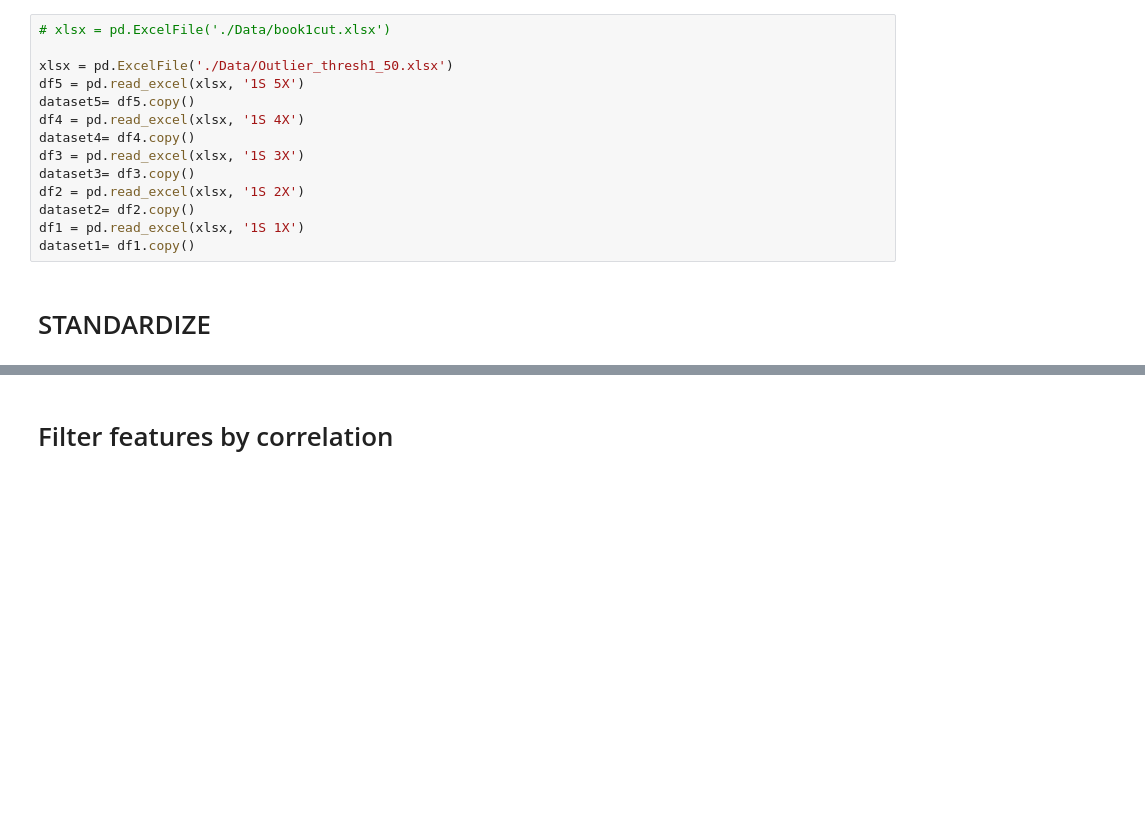
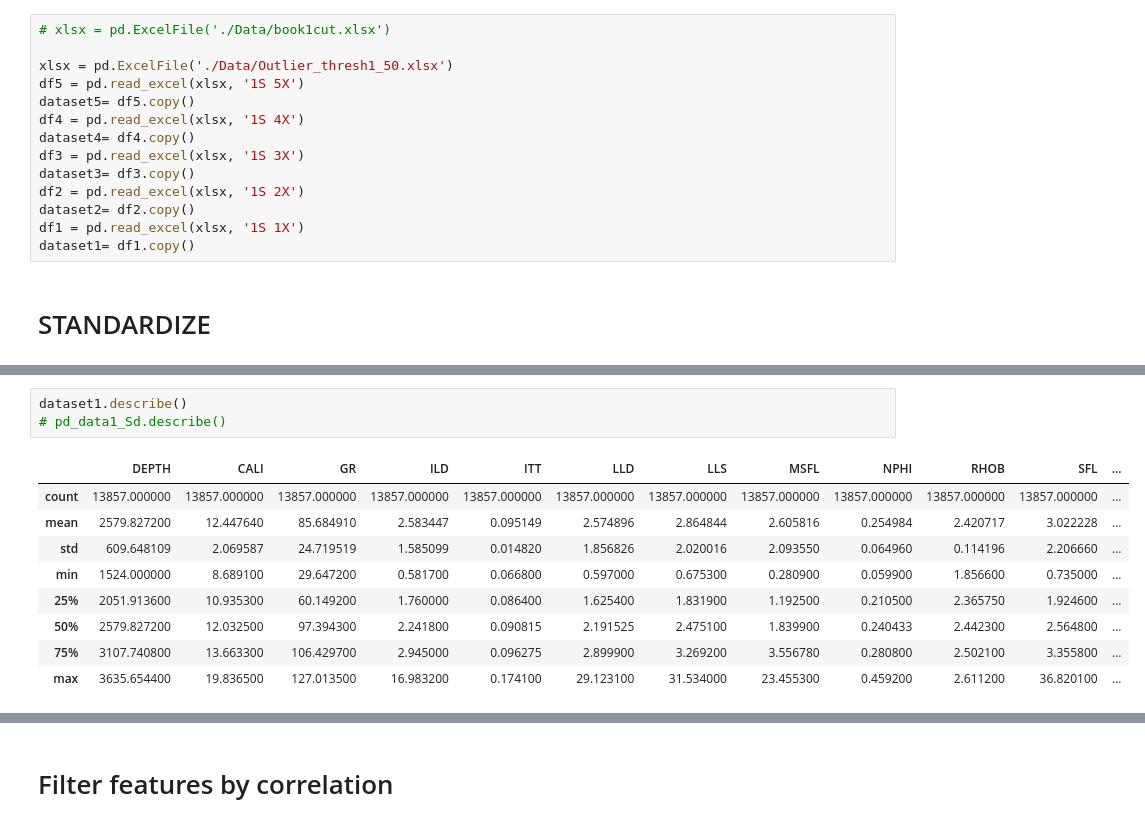
Before and after one commit to dernestbank/Lithology-Log-prediction-, a Jupyter notebook: FEAT SELECT.ipynb, the cells around one changed output, grey strips where cells are left out. Cells and saved outputs as stored; diff of their text form; blank space fills up the shorter version.

```diff
--- a/FEAT SELECT.ipynb
+++ b/FEAT SELECT.ipynb
@@ -47,0 +48,13 @@ pd_data1_Sd
+# %%
+dataset1.describe()
+# pd_data1_Sd.describe()
+# %% [output]
+|  | DEPTH | CALI | GR | ILD | ITT | LLD | LLS | MSFL | NPHI | RHOB | SFL | ... |
+| count | 13857.000000 | 13857.000000 | 13857.000000 | 13857.000000 | 13857.000000 | 13857.000000 | 13857.000000 | 13857.000000 | 13857.000000 | 13857.000000 | 13857.000000 | ... |
+| mean | 2579.827200 | 12.447640 | 85.684910 | 2.583447 | 0.095149 | 2.574896 | 2.864844 | 2.605816 | 0.254984 | 2.420717 | 3.022228 | ... |
+| std | 609.648109 | 2.069587 | 24.719519 | 1.585099 | 0.014820 | 1.856826 | 2.020016 | 2.093550 | 0.064960 | 0.114196 | 2.206660 | ... |
+| min | 1524.000000 | 8.689100 | 29.647200 | 0.581700 | 0.066800 | 0.597000 | 0.675300 | 0.280900 | 0.059900 | 1.856600 | 0.735000 | ... |
+| 25% | 2051.913600 | 10.935300 | 60.149200 | 1.760000 | 0.086400 | 1.625400 | 1.831900 | 1.192500 | 0.210500 | 2.365750 | 1.924600 | ... |
+| 50% | 2579.827200 | 12.032500 | 97.394300 | 2.241800 | 0.090815 | 2.191525 | 2.475100 | 1.839900 | 0.240433 | 2.442300 | 2.564800 | ... |
+| 75% | 3107.740800 | 13.663300 | 106.429700 | 2.945000 | 0.096275 | 2.899900 | 3.269200 | 3.556780 | 0.280800 | 2.502100 | 3.355800 | ... |
+| max | 3635.654400 | 19.836500 | 127.013500 | 16.983200 | 0.174100 | 29.123100 | 31.534000 | 23.455300 | 0.459200 | 2.611200 | 36.820100 | ... |
```
Also changed, not shown: parts of 4 cells of this notebook, 4 other files.
